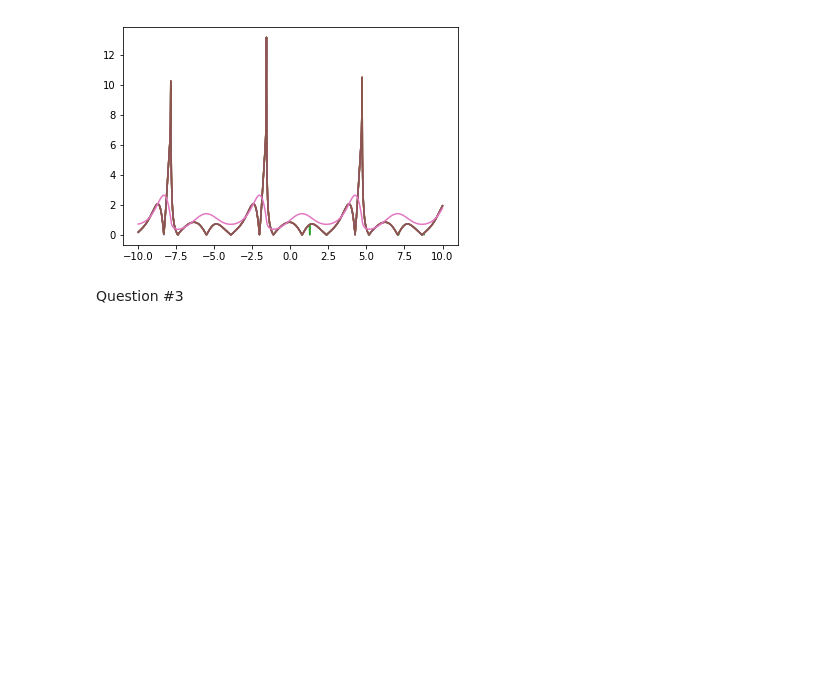
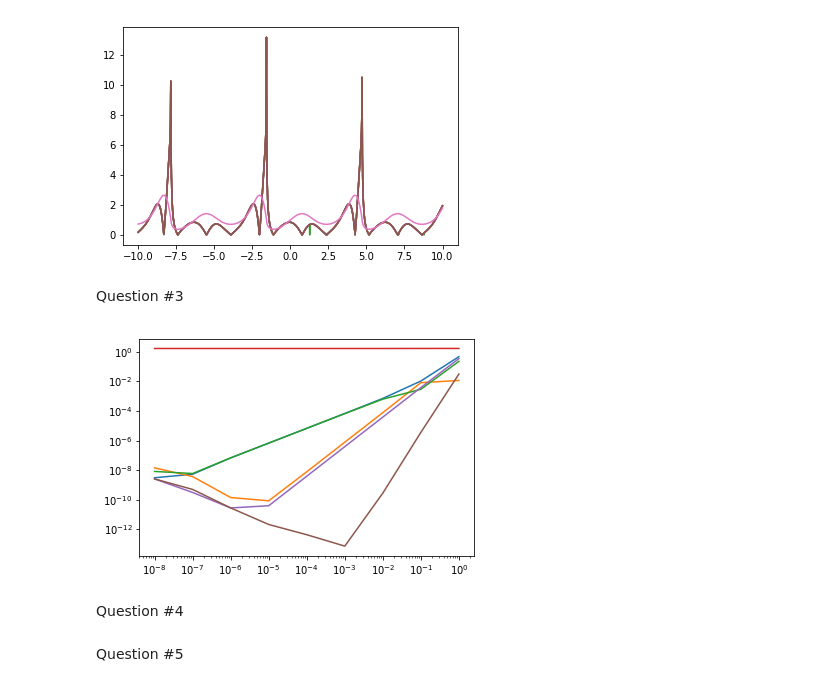
Before and after one commit to ecmiller7592/BootCamp2017, a Jupyter notebook: Problem Sets/Computation/Wk4/Wk4 Numerical Diff.ipynb, the cells around one changed output. Cells and saved outputs as stored; diff of their text form; code cells hidden in the pictures; blank space fills up the shorter version.

```diff
--- a/Problem Sets/Computation/Wk4/Wk4 Numerical Diff.ipynb
+++ b/Problem Sets/Computation/Wk4/Wk4 Numerical Diff.ipynb
@@ -5,6 +5,7 @@ import matplotlib.pyplot as plt
 # %% [markdown]
 Question #1
 # %%
+x = sy.symbols('x')
 func0 = lambda x: (sy.sin(x) + 1)**(sy.sin(sy.cos(x)))
 func1 = lambda t: sy.diff((sy.sin(x) + 1)**(sy.sin(sy.cos(x))),x).evalf(subs={x:t})
 grid = np.linspace(-np.pi,np.pi,500)
@@ -129,3 +130,43 @@ Derivative at x = 10 , Method 6   : 0.841470984808
 [figure]
 # %% [markdown]
 Question #3
+# %%
+x0 = 0
+
+loggrid = np.logspace(-8,0,9)
+fg = func1(x0)
+def conv1(f,x,h):
+    return (f(x+h) - f(x))/h
+def conv2(f,x,h):
+    return (4*f(x+h) - 3*f(x) - f(x+2*h))/(2*h)
+def conv3(f,x,h):
+    return (-f(x-h) + f(x))/h
+def conv4(f,x,h):
+    return (-4*f(x+h) + 3*f(x) + f(x+2*h))/(2*h)
+def conv5(f,x,h):
+    return (f(x+h) - f(x-h))/(2*h)
+def conv6(f,x,h):
+    return (-8*f(x-h) + 8*f(x+h) + f(x-2*h) - f(x+2*h))/(12*h)
+
+fgrid1 = np.array([abs(fg - conv1(f_func,x0,h)) for h in loggrid])
+fgrid2 = np.array([abs(fg - conv2(f_func,x0,h)) for h in loggrid])
+fgrid3 = np.array([abs(fg - conv3(f_func,x0,h)) for h in loggrid])
+fgrid4 = np.array([abs(fg - conv4(f_func,x0,h)) for h in loggrid])
+fgrid5 = np.array([abs(fg - conv5(f_func,x0,h)) for h in loggrid])
+fgrid6 = np.array([abs(fg - conv6(f_func,x0,h)) for h in loggrid])
+#for i in range(len(gridn)):
+#    plt.plot()
+plt.plot(loggrid,fgrid1)
+plt.plot(loggrid,fgrid2)
+plt.plot(loggrid,fgrid3)
+plt.plot(loggrid,fgrid4)
+plt.plot(loggrid,fgrid5)
+plt.plot(loggrid,fgrid6)
+
+plt.xscale('log')
+plt.yscale('log')
+plt.show()
+# %% [output]
+[figure, added]
+# %% [markdown]
+Question #4
@@ -131,0 +216,2 @@ Question #3
+# %% [markdown]
+Question #5
```
Also changed, not shown: parts of 1 cell of this notebook, 3 other files.
